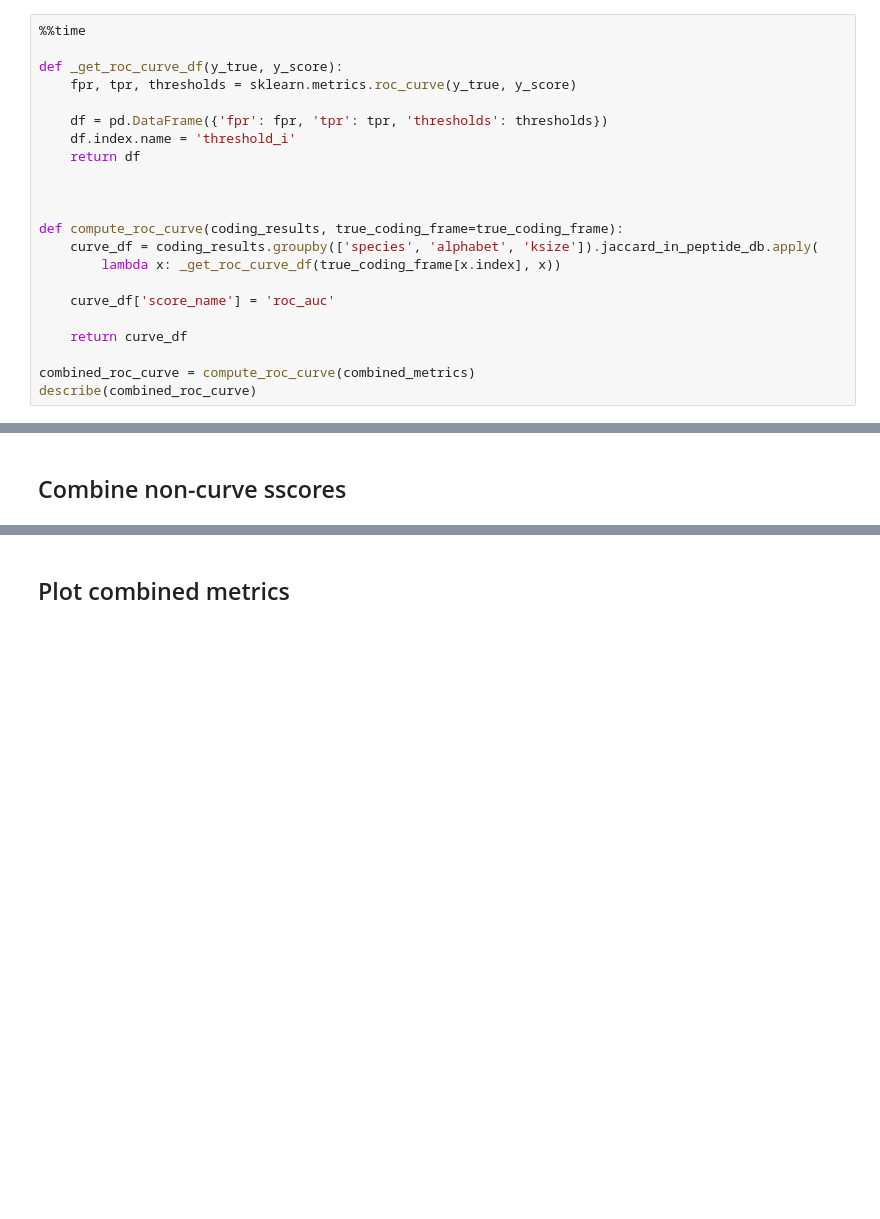
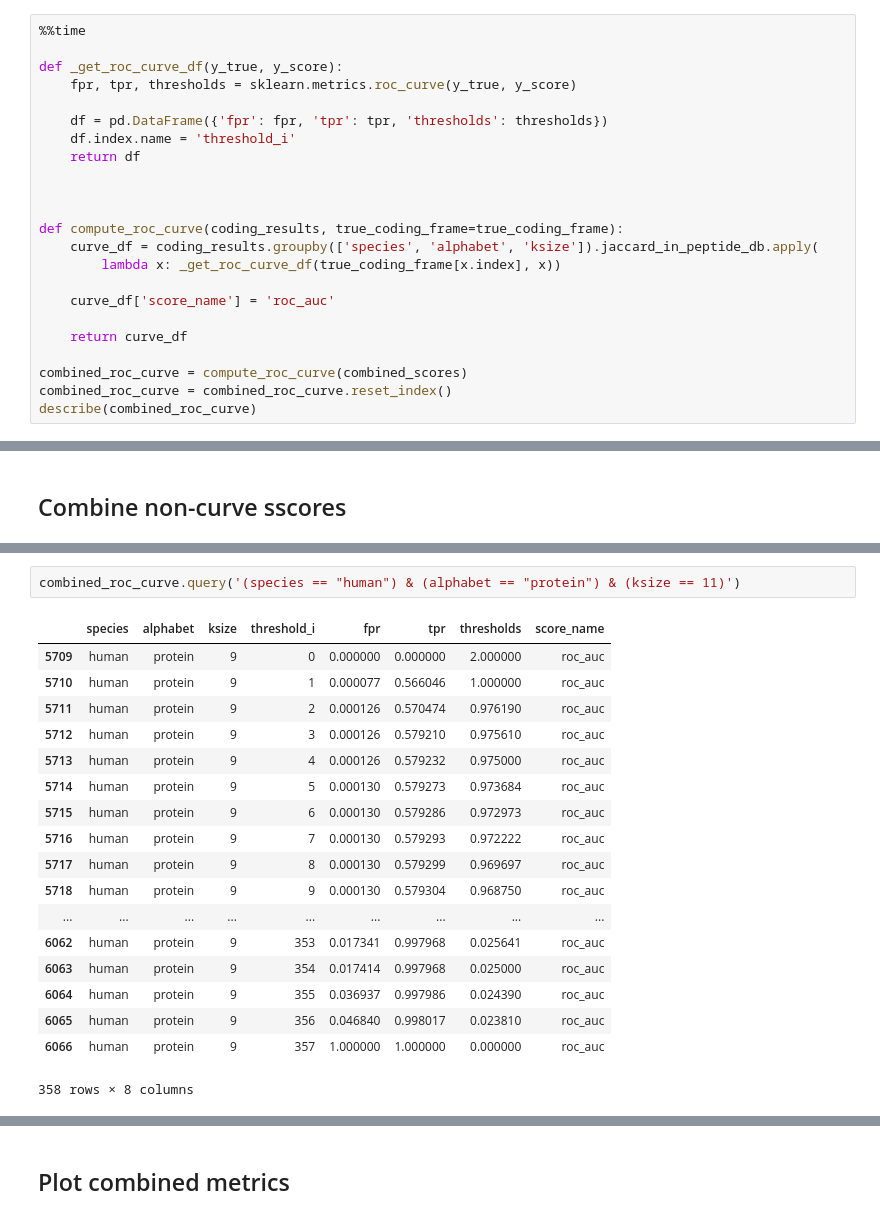
Before and after one commit to czbiohub-sf/scrnaseq-for-the-99-percent, a Jupyter notebook: notebooks/106_sklearn_metrics_human_qfo_busco_mammalia.ipynb, the cells around one changed output, grey strips where cells are left out. Saved outputs shown, nothing was run; the diff lists cells and outputs as text; blank space fills up the shorter version.

```diff
--- a/notebooks/106_sklearn_metrics_human_qfo_busco_mammalia.ipynb
+++ b/notebooks/106_sklearn_metrics_human_qfo_busco_mammalia.ipynb
@@ -224,5 +244,6 @@ def compute_roc_curve(coding_results, true_coding_frame=true_coding_frame):
 
     return curve_df
 
-combined_roc_curve = compute_roc_curve(combined_metrics)
+combined_roc_curve = compute_roc_curve(combined_scores)
+combined_roc_curve = combined_roc_curve.reset_index()
 describe(combined_roc_curve)
@@ -237,0 +335,21 @@ concatenated_metrics.score_name.value_counts()
+# %%
+combined_roc_curve.query('(species == "human") & (alphabet == "protein") & (ksize == 11)')
+# %% [output]
+|  | species | alphabet | ksize | threshold_i | fpr | tpr | thresholds | score_name |
+| 5709 | human | protein | 9 | 0 | 0.000000 | 0.000000 | 2.000000 | roc_auc |
+| 5710 | human | protein | 9 | 1 | 0.000077 | 0.566046 | 1.000000 | roc_auc |
+| 5711 | human | protein | 9 | 2 | 0.000126 | 0.570474 | 0.976190 | roc_auc |
+| 5712 | human | protein | 9 | 3 | 0.000126 | 0.579210 | 0.975610 | roc_auc |
+| 5713 | human | protein | 9 | 4 | 0.000126 | 0.579232 | 0.975000 | roc_auc |
+| 5714 | human | protein | 9 | 5 | 0.000130 | 0.579273 | 0.973684 | roc_auc |
+| 5715 | human | protein | 9 | 6 | 0.000130 | 0.579286 | 0.972973 | roc_auc |
+| 5716 | human | protein | 9 | 7 | 0.000130 | 0.579293 | 0.972222 | roc_auc |
+| 5717 | human | protein | 9 | 8 | 0.000130 | 0.579299 | 0.969697 | roc_auc |
+| 5718 | human | protein | 9 | 9 | 0.000130 | 0.579304 | 0.968750 | roc_auc |
+| ... | ... | ... | ... | ... | ... | ... | ... | ... |
+| 6062 | human | protein | 9 | 353 | 0.017341 | 0.997968 | 0.025641 | roc_auc |
+| 6063 | human | protein | 9 | 354 | 0.017414 | 0.997968 | 0.025000 | roc_auc |
+| 6064 | human | protein | 9 | 355 | 0.036937 | 0.997986 | 0.024390 | roc_auc |
+| 6065 | human | protein | 9 | 356 | 0.046840 | 0.998017 | 0.023810 | roc_auc |
+| 6066 | human | protein | 9 | 357 | 1.000000 | 1.000000 | 0.000000 | roc_auc |
+358 rows × 8 columns
```
Also changed, not shown: parts of 26 cells of this notebook, 2 other files.
